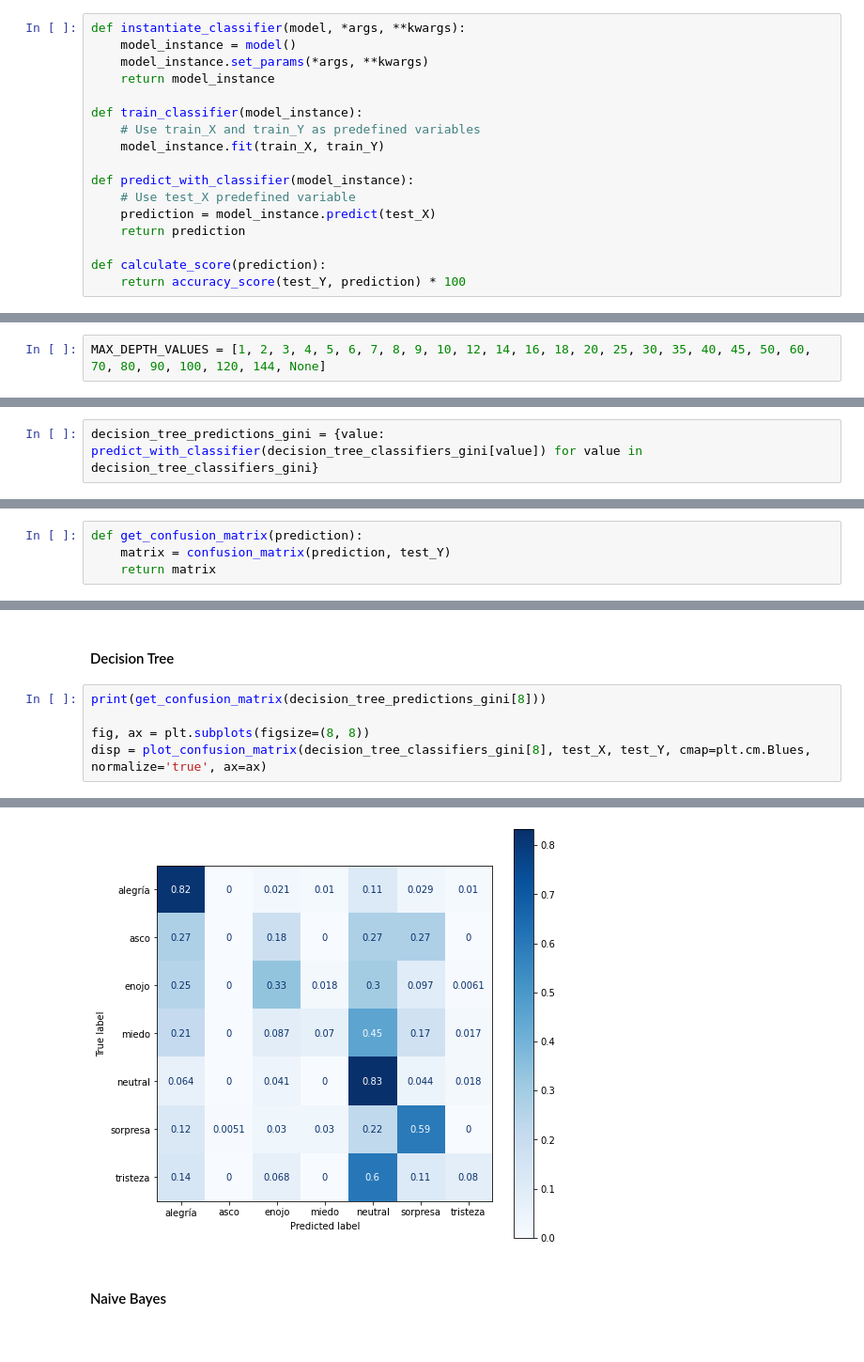
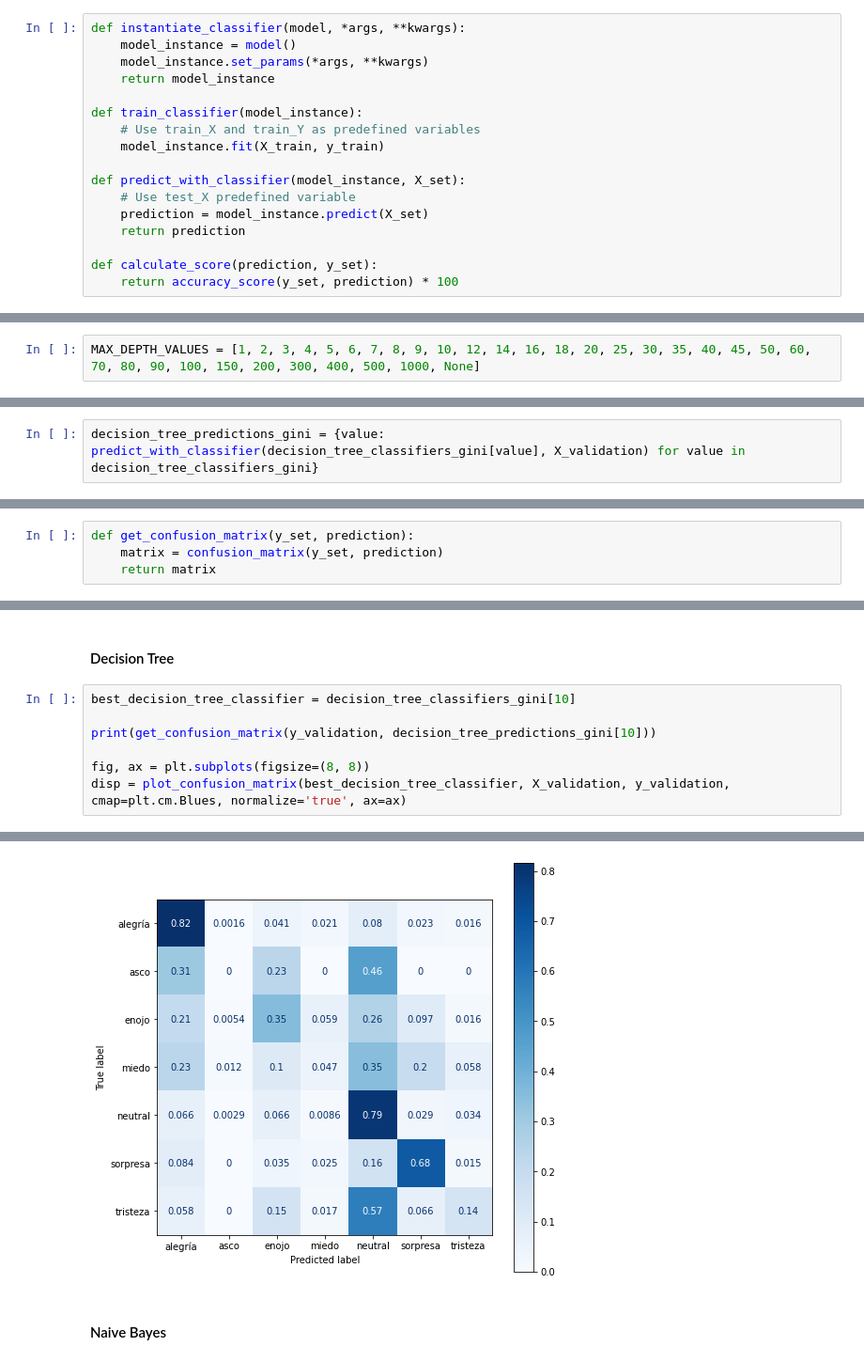
Before and after one commit to MatiasDuhalde/IIC2613-Tareas, a Jupyter notebook: T3/preguntas.ipynb, the cells around one changed output, grey strips where cells are left out. Shown at 94% size. Drawn from its saved outputs; the diff is of its cells as text.

```diff
--- a/T3/preguntas.ipynb
+++ b/T3/preguntas.ipynb
@@ -278,15 +278,15 @@ def instantiate_classifier(model, *args, **kwargs):
 
 def train_classifier(model_instance):
     # Use train_X and train_Y as predefined variables
-    model_instance.fit(train_X, train_Y)
+    model_instance.fit(X_train, y_train)
 
-def predict_with_classifier(model_instance):
+def predict_with_classifier(model_instance, X_set):
     # Use test_X predefined variable
-    prediction = model_instance.predict(test_X)
+    prediction = model_instance.predict(X_set)
     return prediction
 
-def calculate_score(prediction):
-    return accuracy_score(test_Y, prediction) * 100
+def calculate_score(prediction, y_set):
+    return accuracy_score(y_set, prediction) * 100
 # %% [markdown]
 ### Support Vector Machine (SVM)
 # %%
@@ -434,7 +432,7 @@ for slack_value in svm_predictions_rbf:
 # %% [markdown]
 ### Decision Tree
 # %%
-MAX_DEPTH_VALUES = [1, 2, 3, 4, 5, 6, 7, 8, 9, 10, 12, 14, 16, 18, 20, 25, 30, 35, 40, 45, 50, 60, 70, 80, 90, 100, 120, 144, None]
+MAX_DEPTH_VALUES = [1, 2, 3, 4, 5, 6, 7, 8, 9, 10, 12, 14, 16, 18, 20, 25, 30, 35, 40, 45, 50, 60, 70, 80, 90, 100, 150, 200, 300, 400, 500, 1000, None]
 # %% [markdown]
 #### Gini criterion
 # %%
@@ -463,5 +461,5 @@ Training gini Decision Tree classifier with max depth 144
 Training gini Decision Tree classifier with max depth None
 # %%
-decision_tree_predictions_gini = {value: predict_with_classifier(decision_tree_classifiers_gini[value]) for value in decision_tree_classifiers_gini}
+decision_tree_predictions_gini = {value: predict_with_classifier(decision_tree_classifiers_gini[value], X_validation) for value in decision_tree_classifiers_gini}
 # %%
 for max_depth_value in decision_tree_predictions_gini:
@@ -570,8 +568,8 @@ Los mejores hiperparámetros para cada modelo fueron:
 # %% [markdown]
 ### Matriz de confusión
 # %%
-def get_confusion_matrix(prediction):
-    matrix = confusion_matrix(prediction, test_Y)
+def get_confusion_matrix(y_set, prediction):
+    matrix = confusion_matrix(y_set, prediction)
     return matrix
 # %% [markdown]
 #### SVM
@@ -594,8 +592,10 @@ disp = plot_confusion_matrix(svm_classifiers[5], test_X, test_Y, cmap=plt.cm.Blu
 # %% [markdown]
 #### Decision Tree
 # %%
-print(get_confusion_matrix(decision_tree_predictions_gini[8]))
+best_decision_tree_classifier = decision_tree_classifiers_gini[10]
+
+print(get_confusion_matrix(y_validation, decision_tree_predictions_gini[10]))
 
 fig, ax = plt.subplots(figsize=(8, 8))
-disp = plot_confusion_matrix(decision_tree_classifiers_gini[8], test_X, test_Y, cmap=plt.cm.Blues, normalize='true', ax=ax)
+disp = plot_confusion_matrix(best_decision_tree_classifier, X_validation, y_validation, cmap=plt.cm.Blues, normalize='true', ax=ax)
 # %% [output]
@@ -609,4 +609,4 @@ disp = plot_confusion_matrix(decision_tree_classifiers_gini[8], test_X, test_Y,
-[figure, old version]
+[figure, new version]
 # %% [markdown]
 #### Naive Bayes
 # %%
```
Also changed, not shown: parts of 34 cells of this notebook.
